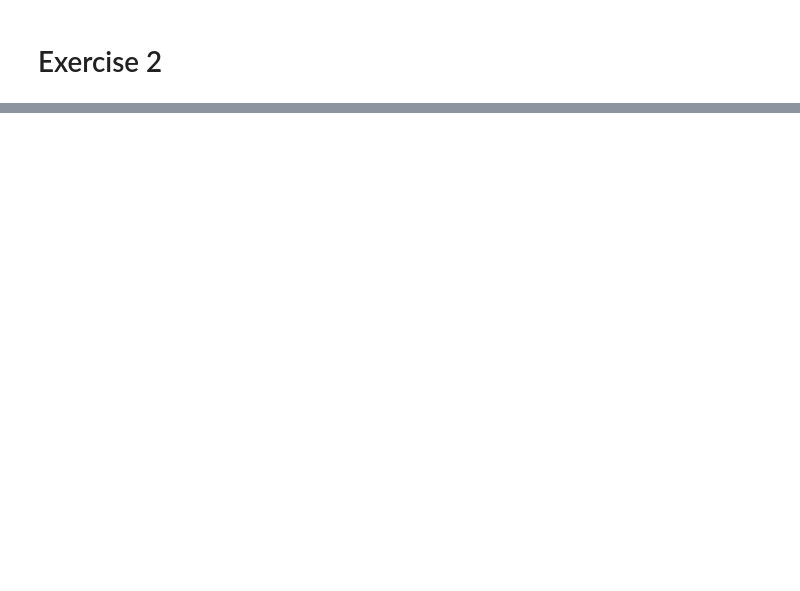
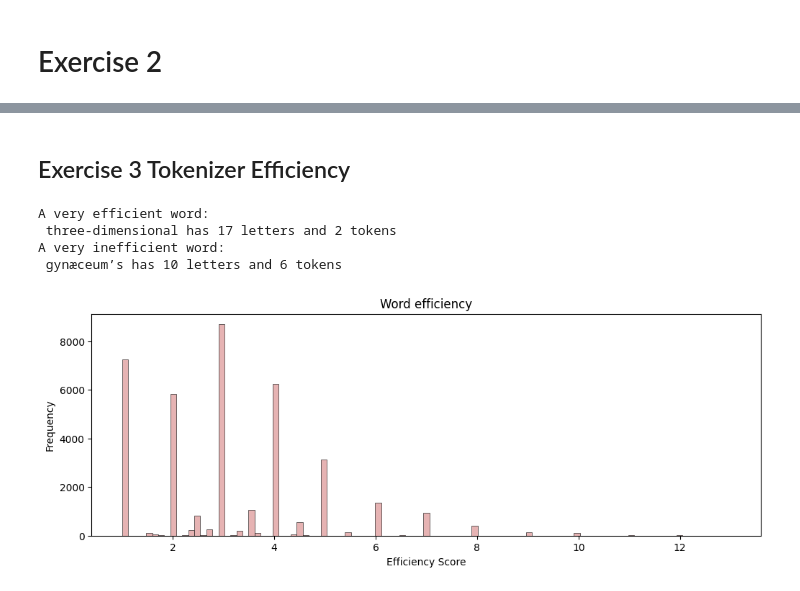
Before and after one commit to dmakarau/LLM_explore, a Jupyter notebook: GPT4_tokenizer_challenges.ipynb, the cells around one changed output, grey strips where cells are left out. Drawn from its saved outputs; the diff is of its cells as text; code cells hidden in the pictures; blank space fills up the shorter version.

Commit message:
Tokenizer Efficiency

```diff
--- a/GPT4_tokenizer_challenges.ipynb
+++ b/GPT4_tokenizer_challenges.ipynb
@@ -86,0 +83,22 @@ interpretation
+# %% [markdown]
+## Exercise 3 Tokenizer Efficiency
+# %%
+moreEfficient = np.where( (tokenCount[:,0] == 17) & (tokenCount[:,1] == 2))[0]
+lessEfficient = np.where( (tokenCount[:,0] == 10) & (tokenCount[:,1] == 6))[0]
+print(f'A very efficient word:\n {words[moreEfficient[0]]} has {tokenCount[moreEfficient][0][0]} letters and {tokenCount[moreEfficient][0][1]} tokens')
+print(f'A very inefficient word:\n {words[lessEfficient[0]]} has {tokenCount[lessEfficient][0][0]} letters and {tokenCount[lessEfficient][0][1]} tokens')
+
+# efficiency
+efficiency = tokenCount[:, 0] / tokenCount[:, 1]
+
+# show a historgram+
+plt.figure(figsize=(12,4))
+plt.hist(efficiency, color=[.9, .7, .7], edgecolor='k', linewidth= .4, bins='fd')
+plt.gca().set(xlabel='Efficiency Score', ylabel='Frequency', title='Word efficiency')
+plt.show()
+# %% [output]
+A very efficient word:
+ three-dimensional has 17 letters and 2 tokens
+A very inefficient word:
+ gynæceum’s has 10 letters and 6 tokens
+[figure, added]
```
Also changed, not shown: parts of 3 cells of this notebook.
